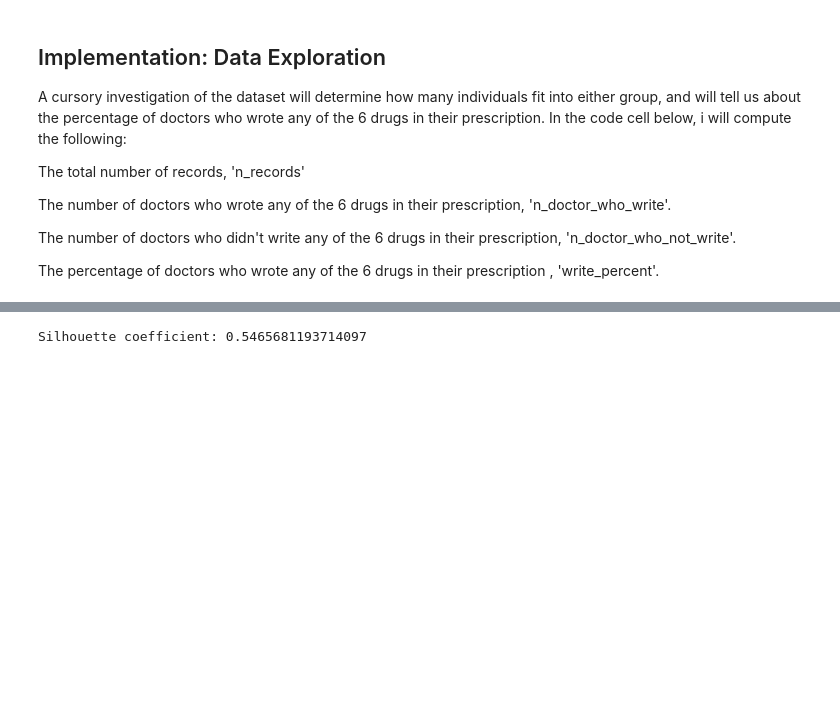
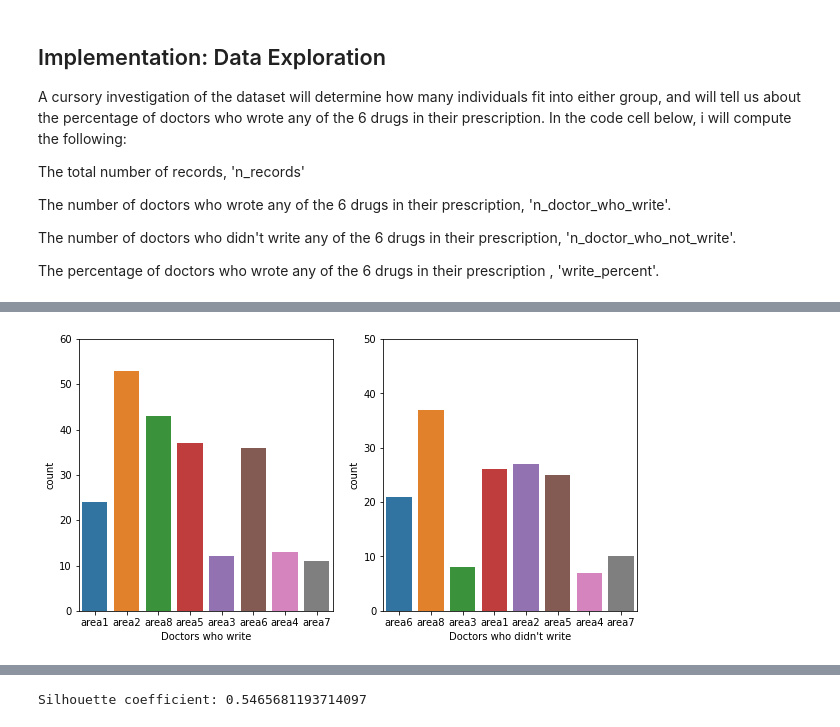
Before and after one commit to MahmoudTag/Depi-Project, a Jupyter notebook: Medical Representative_Final.ipynb, the cells around one changed output, grey strips where cells are left out. Saved outputs shown, nothing was run; the diff lists cells and outputs as text; code cells hidden in the pictures; blank space fills up the shorter version.

```diff
--- a/Medical Representative_Final.ipynb
+++ b/Medical Representative_Final.ipynb
@@ -102,0 +158,18 @@ the data in database called **med** and splited in two tables connected by the i
+# %%
+query = """
+SELECT *
+FROM doctor_table d
+LEFT JOIN medicine_table m ON m.id_m = d.id_dr;
+"""
+
+# Use the %sql magic command to execute the query and get the result
+result = %sql $query
+
+# Convert the result to a DataFrame
+data = pd.DataFrame(result,columns=['id_dr','area','speciality','dr_class','exam_price','clinic_hos','write','id_m','medicine','price'])
+
+#drop the id_m column as it's the same column with id_dr
+data.drop('id_m',axis=1,inplace=True)
+
+# Display the DataFrame
+display(data)
@@ -854,0 +310,15 @@ plt.show()
+# %%
+plt.figure(figsize = [10, 5])
+# example of somewhat too-large bin size
+plt.subplot(1, 2, 1) # 1 row, 2 cols, subplot 1
+sb.countplot(data=data[data["write"] == 1],x='area')
+ylabel1=np.arange(0,70,10)
+plt.yticks(ylabel1);
+plt.xlabel("Doctors who write");
+plt.subplot(1, 2, 2)
+sb.countplot(data=data[data["write"] == 0],x='area')
+ylabel0=np.arange(0,60,10)
+plt.yticks(ylabel0);
+plt.xlabel("Doctors who didn't write");
+# %% [output]
+[figure, added]
```
Also changed, not shown: parts of 131 cells of this notebook.
